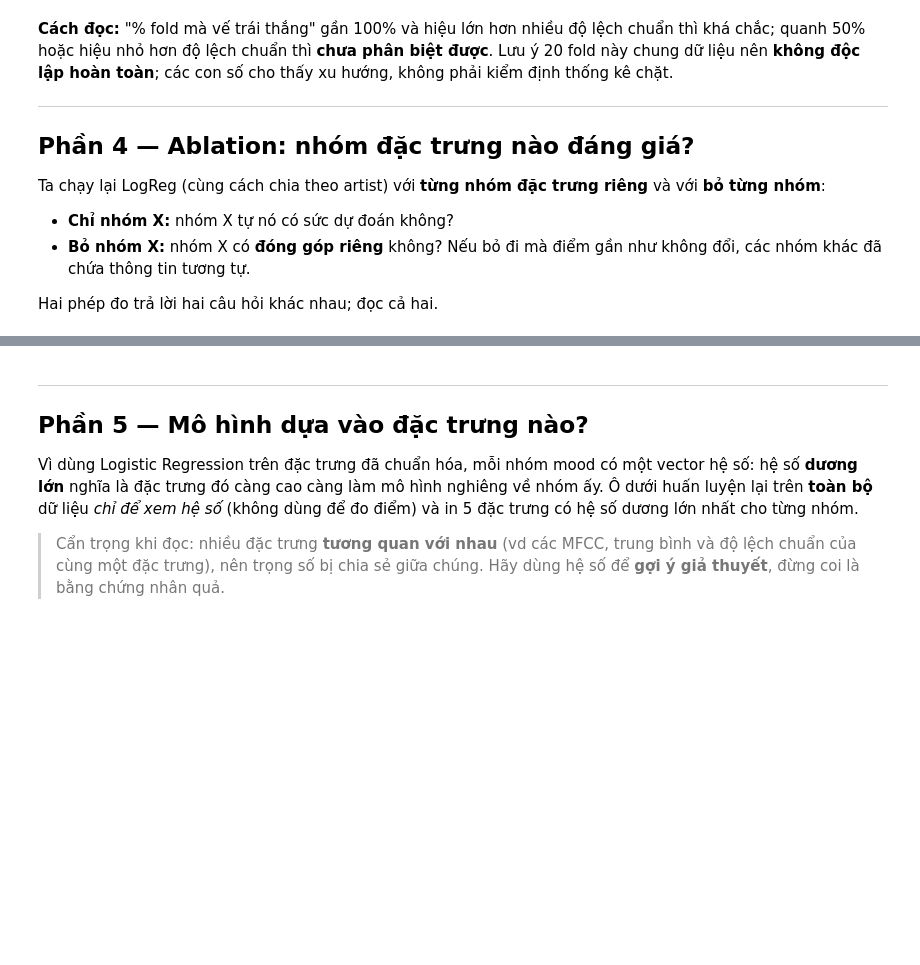
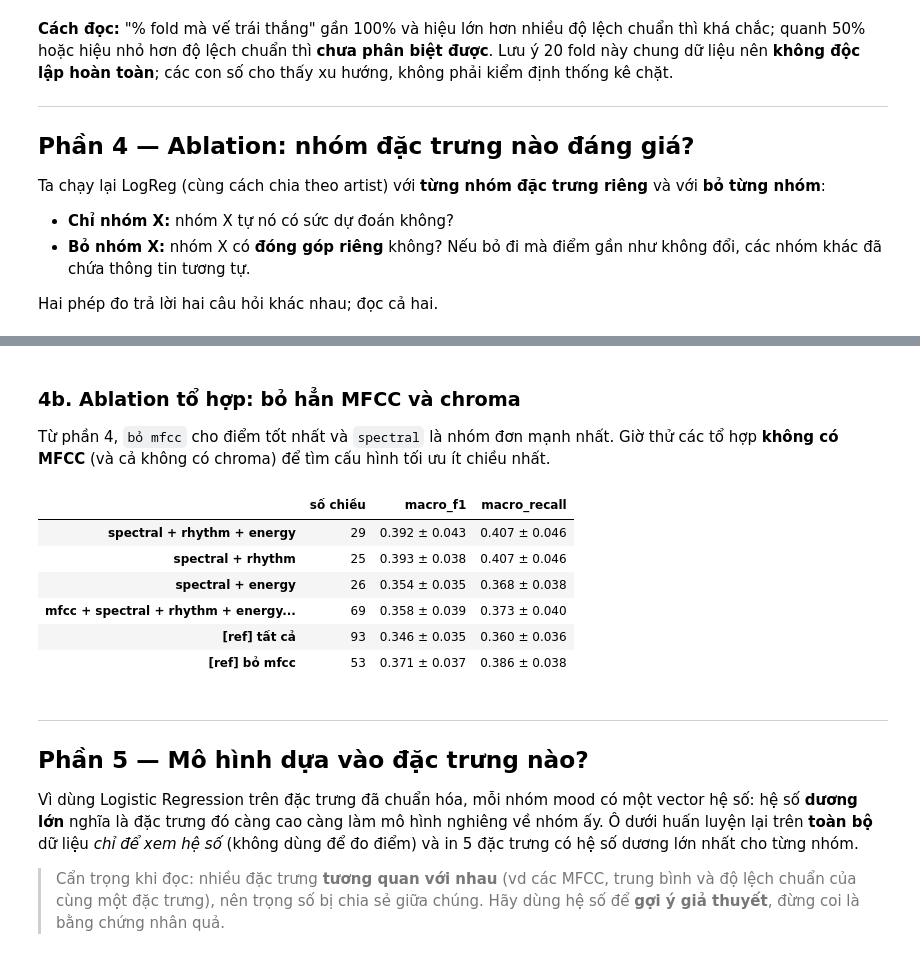
Before and after one commit to NguyenHaiDang-23520228/CS232.R11, a Jupyter notebook: notebooks/02_features_baseline.ipynb, the cells around one changed output, grey strips where cells are left out. Cells and saved outputs as stored; diff of their text form; code cells hidden in the pictures; blank space fills up the shorter version.

```diff
--- a/notebooks/02_features_baseline.ipynb
+++ b/notebooks/02_features_baseline.ipynb
@@ -627,3 +627,38 @@ plt.tight_layout(); plt.show()
+# %% [markdown]
+### 4b. Ablation tổ hợp: bỏ hẳn MFCC và chroma
+
+Từ phần 4, `bỏ mfcc` cho điểm tốt nhất và `spectral` là nhóm đơn mạnh nhất. Giờ thử các tổ hợp **không có MFCC** (và cả không có chroma) để tìm cấu hình tối ưu ít chiều nhất.
+# %%
+# Thử tổ hợp cụ thể: bỏ hẳn mfcc (và/hoặc chroma)
+combo_tests = {
+    "spectral + rhythm + energy":                     [c for c in feat_cols if feature_group(c) in {"spectral", "rhythm", "energy"}],
+    "spectral + rhythm":                              [c for c in feat_cols if feature_group(c) in {"spectral", "rhythm"}],
+    "spectral + energy":                              [c for c in feat_cols if feature_group(c) in {"spectral", "energy"}],
+    "mfcc + spectral + rhythm + energy (bỏ chroma)":  [c for c in feat_cols if feature_group(c) != "chroma"],
+}
+
+combo_rows = {}
+for name, cols in combo_tests.items():
+    df_ = cv_eval(make_lr, folds_grouped, X[:, [feat_cols.index(c) for c in cols]])[0]
+    combo_rows[name] = {"số chiều": len(cols),
+                        "macro_f1":     f"{df_['macro_f1'].mean():.3f} ± {df_['macro_f1'].std():.3f}",
+                        "macro_recall": f"{df_['macro_recall'].mean():.3f} ± {df_['macro_recall'].std():.3f}"}
+
+for ref in ["tất cả", "bỏ mfcc"]:
+    n_, d_ = abl[ref]
+    combo_rows[f"[ref] {ref}"] = {"số chiều": n_,
+                                   "macro_f1":     f"{d_['macro_f1'].mean():.3f} ± {d_['macro_f1'].std():.3f}",
+                                   "macro_recall": f"{d_['macro_recall'].mean():.3f} ± {d_['macro_recall'].std():.3f}"}
+
+display(pd.DataFrame(combo_rows).T)
+# %% [output]
+|  | số chiều | macro_f1 | macro_recall |
+| spectral + rhythm + energy | 29 | 0.392 ± 0.043 | 0.407 ± 0.046 |
+| spectral + rhythm | 25 | 0.393 ± 0.038 | 0.407 ± 0.046 |
+| spectral + energy | 26 | 0.354 ± 0.035 | 0.368 ± 0.038 |
+| mfcc + spectral + rhythm + energy... | 69 | 0.358 ± 0.039 | 0.373 ± 0.040 |
+| [ref] tất cả | 93 | 0.346 ± 0.035 | 0.360 ± 0.036 |
+| [ref] bỏ mfcc | 53 | 0.371 ± 0.037 | 0.386 ± 0.038 |
 # %% [markdown]
 ---
 ## Phần 5 — Mô hình dựa vào đặc trưng nào?
```
Also changed, not shown: parts of 15 cells of this notebook, 5 other files.
